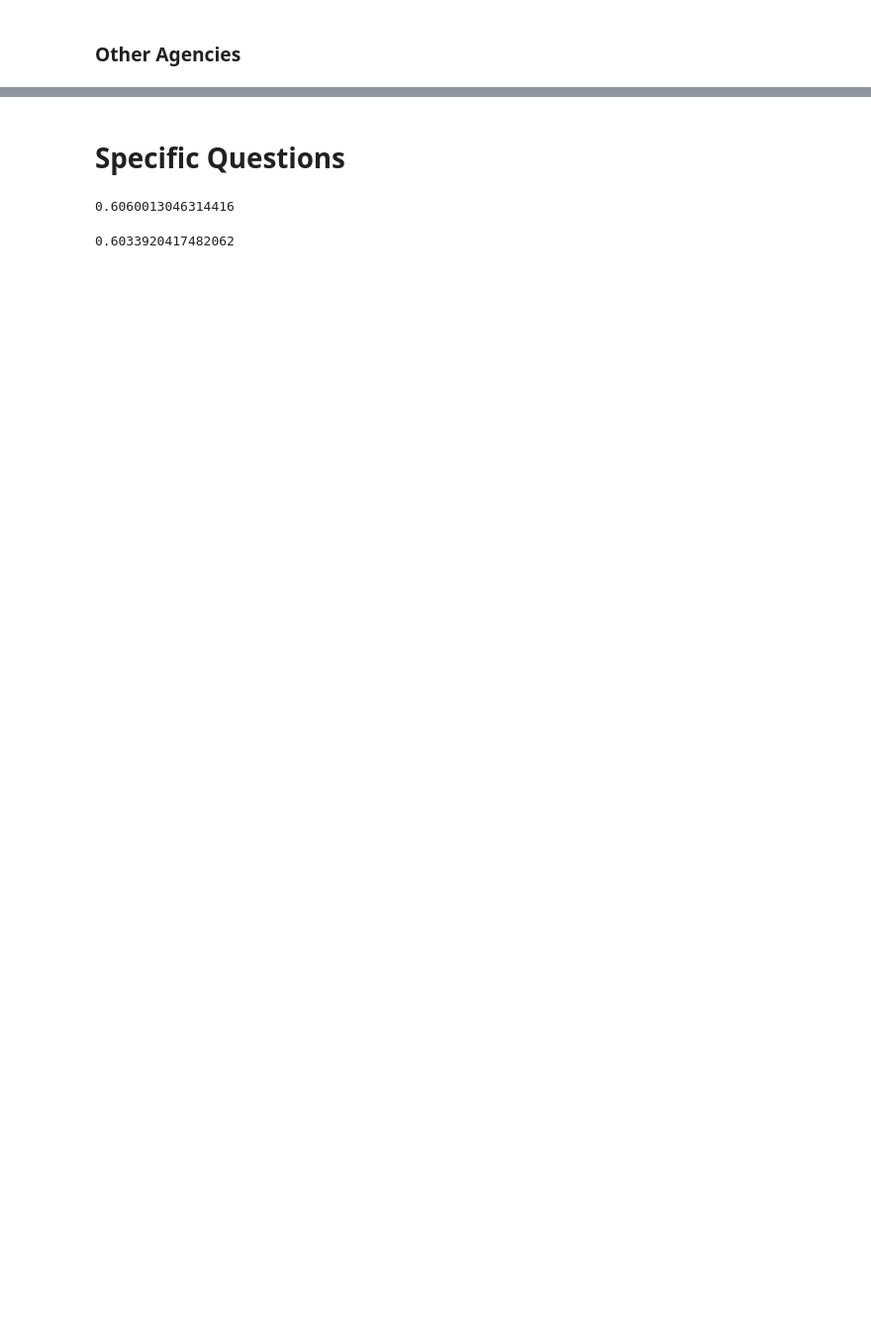
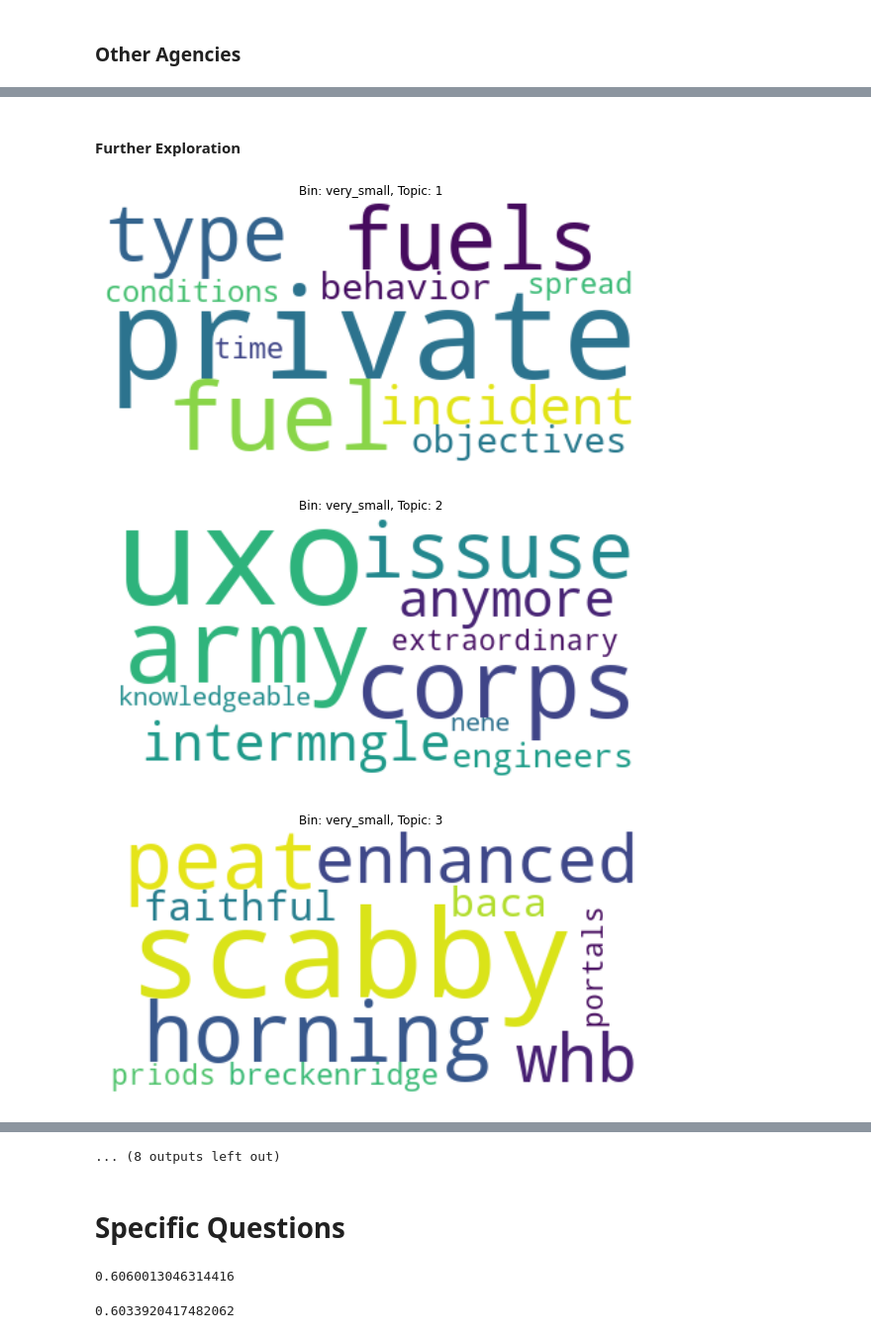
Before and after one commit to aidanwagers/Capstone-Fire-Text-Analysis, a Jupyter notebook: Product Notebook.ipynb, the cells around one changed output, grey strips where cells are left out. Shown at 99% size. Drawn from its saved outputs; the diff is of its cells as text; code cells hidden in the pictures; blank space fills up the shorter version.

```diff
--- a/Product Notebook.ipynb
+++ b/Product Notebook.ipynb
@@ -2572,0 +2864,20 @@ common_words_present      :
+# %%
+tfidf_matrix = vectorizer.fit_transform(data['combined_text'])
+
+# Assuming `data` has a 'bin_indices' column that stores the indices of documents in each bin
+average_vectors = {}
+for bin_label in size_labels:
+    indices = data[data['size_cat'] == bin_label].index
+    average_vectors[bin_label] = average_tfidf_vectors(tfidf_matrix, indices)
+    cosine_similarities = {}
+
+for bin_label_1 in size_labels:
+    for bin_label_2 in size_labels:
+        if bin_label_1 != bin_label_2:
+            # Compute cosine similarity between the average vectors of two different bins
+            sim = cosine_similarity(average_vectors[bin_label_1].reshape(1, -1), average_vectors[bin_label_2].reshape(1, -1))[0][0]
+            cosine_similarities[(bin_label_1, bin_label_2)] = sim
+
+# Print the cosine similarities
+for bins, similarity in cosine_similarities.items():
+    print(f"Cosine similarity between {bins[0]} and {bins[1]}: {similarity}")
@@ -2572,0 +2897,31 @@ common_words_present      :
+# %% [markdown]
+#### Further Exploration
+# %%
+from sklearn.decomposition import LatentDirichletAllocation
+n_topics = 5
+
+# Fit LDA models for each bin and analyze the topics
+lda_models = {}
+for bin_label in size_labels:
+    bin_data = data[data['size_cat'] == bin_label]['combined_text'].fillna('')
+    tfidf_bin = tfidf_vectorizer.transform(bin_data)
+    lda = LatentDirichletAllocation(n_components=n_topics, random_state=0)
+    lda_models[bin_label] = lda.fit(tfidf_bin)
+# %%
+for bin_label, lda_model in lda_models.items():
+    # Extract the words most associated with each topic
+    words = tfidf_vectorizer.get_feature_names()
+    topics_words = lda_model.components_
+
+    # Generate a word cloud per topic for the current bin
+    for topic_idx, topic in enumerate(topics_words):
+        wordcloud = WordCloud(background_color='white').generate_from_frequencies({words[i]: topic[i] for i in topic.argsort()[:-11:-1]})
+        plt.figure(figsize=(10, 5))
+        plt.imshow(wordcloud, interpolation='bilinear')
+        plt.axis('off')
+        plt.title(f'Bin: {bin_label}, Topic: {topic_idx + 1}')
+        plt.show()
+# %% [output]
+[figure, added]
+[figure, added]
+[figure, added]
@@ -2573,3 +2937,4 @@ common_words_present      :
+... (8 outputs left out)
 # %% [markdown]
 # Specific Questions
 # %%
```
Also changed, not shown: parts of 69 cells of this notebook.
